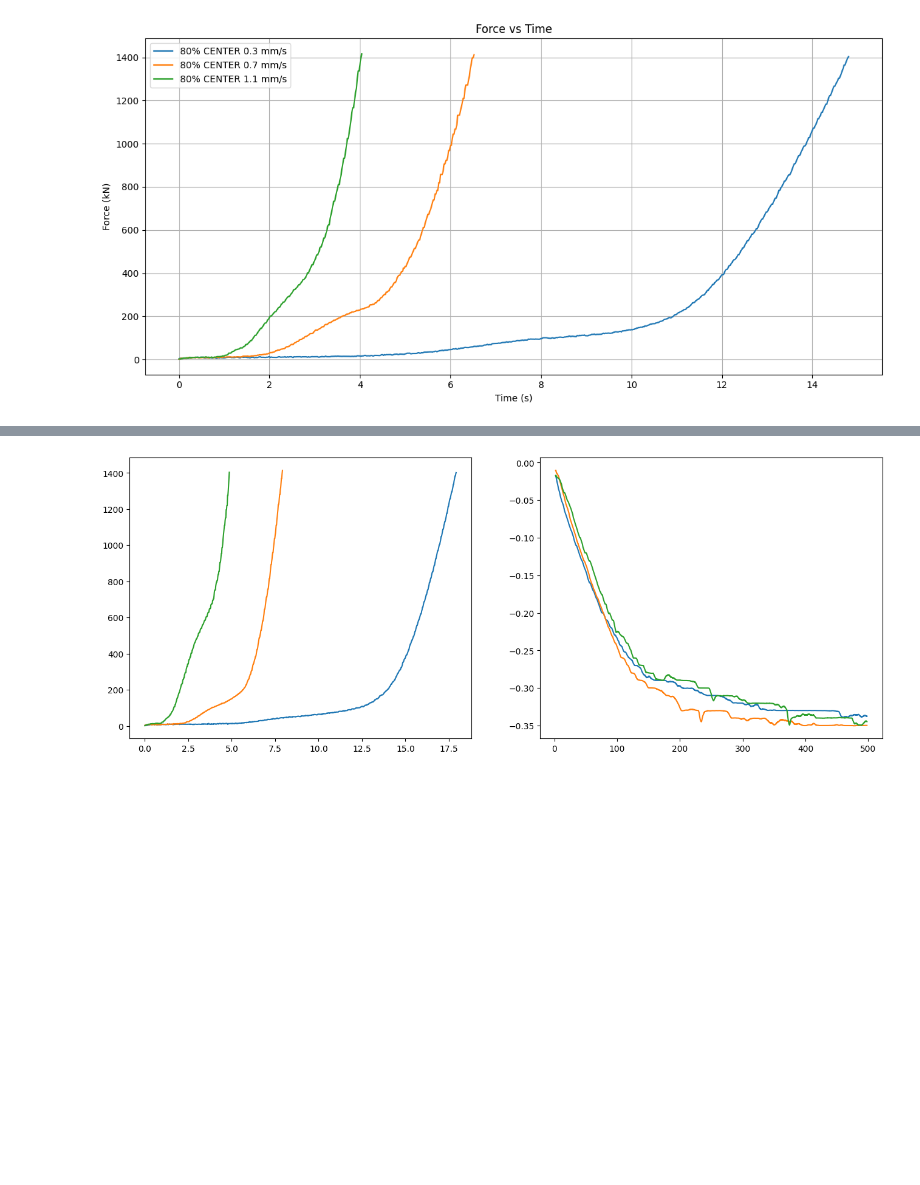
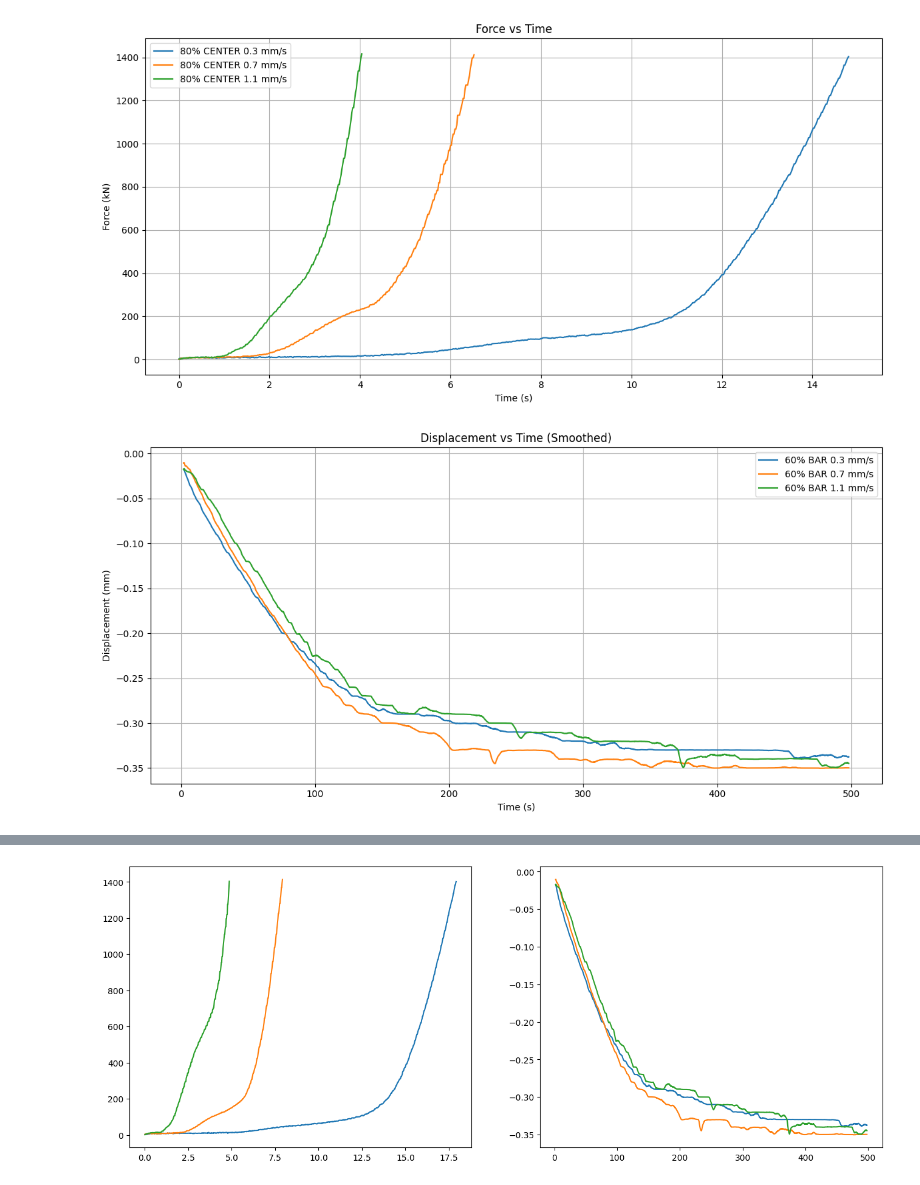
Before and after one commit to mariogov/moldflow_automation, a Jupyter notebook: data-plot.ipynb, the cells around one changed output, grey strips where cells are left out. Saved outputs shown, nothing was run; the diff lists cells and outputs as text; code cells hidden in the pictures; blank space fills up the shorter version.

```diff
--- a/data-plot.ipynb
+++ b/data-plot.ipynb
@@ -203,53 +203,55 @@ for group_idx, group in enumerate(custom_groups):
 [figure]
 [figure]
 # %%
-# for group_idx, group in enumerate(custom_groups):
-#     plt.figure(figsize=(12, 6))  # New figure per group
+for group_idx, group in enumerate(custom_groups):
+    plt.figure(figsize=(12, 6))  # New figure per group
 
-#     for item in group:
-#         info = file_info[item["index"]]
-#         label = item["label"]
+    for item in group:
+        info = file_info[item["index"]]
+        label = item["label"]
 
-#         df = pd.read_csv(
-#             info["path"],
-#             encoding='utf-16-le',
-#             sep=';',
-#             skiprows=1,
-#             quotechar='"'
-#         )
+        df = pd.read_csv(
+            info["path"],
+            encoding='utf-16-le',
+            sep=';',
+            skiprows=1,
+            quotechar='"'
+        )
 
-#         # Clean and rename
-#         df = df.rename(columns={
-#             'time': 'Time',
-#             'dbPr\\diIstPos': 'Pos',
-#             'dbPr\\diIstKraftGes': 'Force'
-#         })
-#         df = df[['Time', 'Pos', 'Force']]
-#         df['Pos'] = df['Pos'].astype(str).str.replace(',', '.', regex=False)
-#         df['Force'] = df['Force'].astype(str).str.replace(',', '.', regex=False)
-#         df['Pos'] = pd.to_numeric(df['Pos'], errors='coerce')
-#         df['Force'] = pd.to_numeric(df['Force'], errors='coerce')
-#         df = df[df['Time'] != 'sec']
-#         df['Time'] = pd.to_datetime(df['Time'], format='%d.%m.%Y %H:%M:%S.%f')
+        # Clean and rename
+        df = df.rename(columns={
+            'time': 'Time',
+            'dbPr\\diIstPos': 'Pos',
+            'dbPr\\diIstKraftGes': 'Force'
+        })
+        df = df[['Time', 'Pos', 'Force']]
+        df['Pos'] = df['Pos'].astype(str).str.replace(',', '.', regex=False)
+        df['Force'] = df['Force'].astype(str).str.replace(',', '.', regex=False)
+        df['Pos'] = pd.to_numeric(df['Pos'], errors='coerce')
+        df['Force'] = pd.to_numeric(df['Force'], errors='coerce')
+        df = df[df['Time'] != 'sec']
+        df['Time'] = pd.to_datetime(df['Time'], format='%d.%m.%Y %H:%M:%S.%f')
 
-#         # Filter time (use position times if different, or keep force times if same)
-#         pos_start = pd.to_datetime(info["pos_start"], format='%d.%m.%Y %H:%M:%S.%f')
-#         pos_end = pd.to_datetime(info["pos_end"], format='%d.%m.%Y %H:%M:%S.%f')
-#         pos_df = df[(df['Time'] >= pos_start) & (df['Time'] <= pos_end)].copy()
+        # Filter time (use position times if different, or keep force times if same)
+        pos_start = pd.to_datetime(info["pos_start"], format='%d.%m.%Y %H:%M:%S.%f')
+        pos_end = pd.to_datetime(info["pos_end"], format='%d.%m.%Y %H:%M:%S.%f')
+        pos_df = df[(df['Time'] >= pos_start) & (df['Time'] <= pos_end)].copy()
 
-#         # Align time
-#         pos_df['Time_seconds'] = (pos_df['Time'] - pos_df['Time'].iloc[0]).dt.total_seconds()
-#         pos_df['Displacement'] = pos_df['Pos'] - pos_df['Pos'].iloc[0]
-#         # Plot displacement
-#         pos_df['Displacement_smooth'] = pos_df['Displacement'].rolling(window=200, center=True).mean()
+        # Align time
+        pos_df['Time_seconds'] = (pos_df['Time'] - pos_df['Time'].iloc[0]).dt.total_seconds()
+        pos_df['Displacement'] = pos_df['Pos'] - pos_df['Pos'].iloc[0]
+        # Plot displacement
+        pos_df['Displacement_smooth'] = pos_df['Displacement'].rolling(window=200, center=True).mean()
 
-#         # Plot smoothed displacement
-#         plt.plot(pos_df['Time_seconds'], pos_df['Displacement_smooth'], label=label)
+        # Plot smoothed displacement
+        plt.plot(pos_df['Time_seconds'], pos_df['Displacement_smooth'], label=label)
 
-#     plt.xlabel('Time (s)')
-#     plt.ylabel('Displacement (mm)')
-#     plt.title('Displacement vs Time (Smoothed)')
-#     plt.legend()
-#     plt.grid(True)
-#     plt.tight_layout()
-#     plt.show()
+    plt.xlabel('Time (s)')
+    plt.ylabel('Displacement (mm)')
+    plt.title('Displacement vs Time (Smoothed)')
+    plt.legend()
+    plt.grid(True)
+    plt.tight_layout()
+    plt.show()
+# %% [output]
+[figure, added]
```
Also changed, not shown: parts of 3 cells of this notebook, 4 other files.
